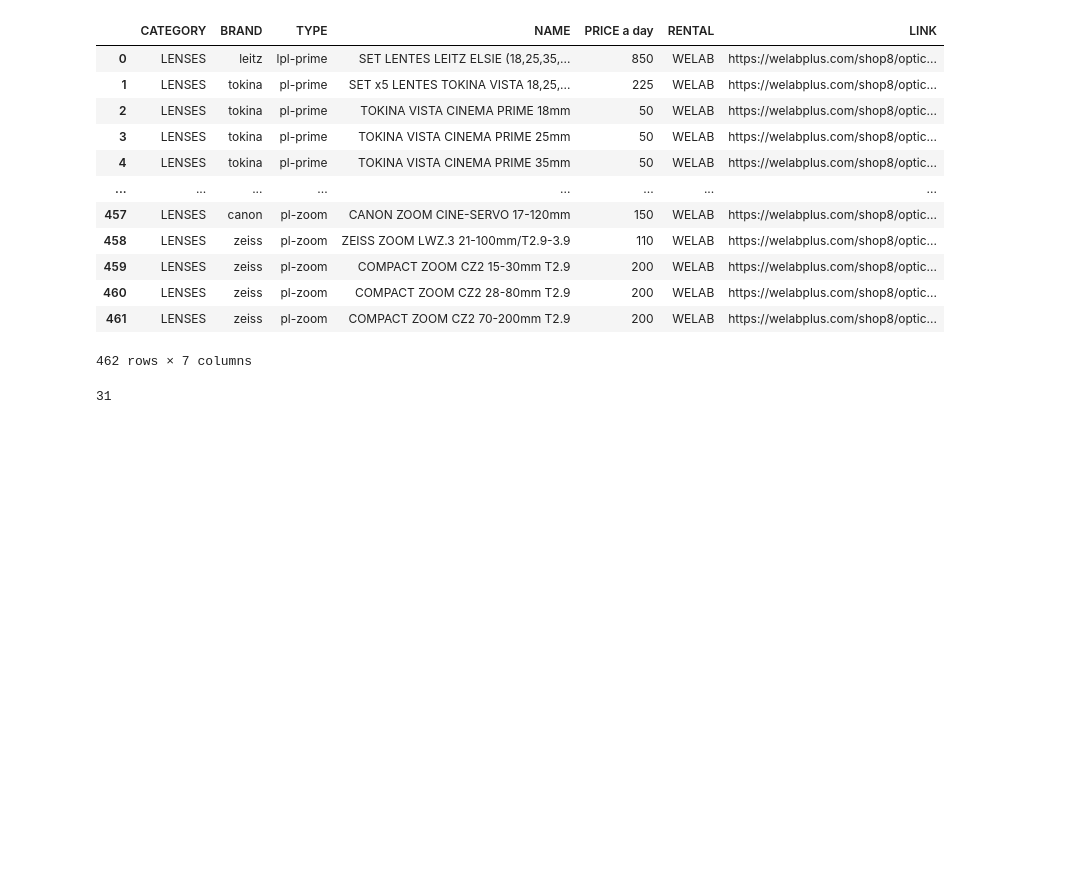
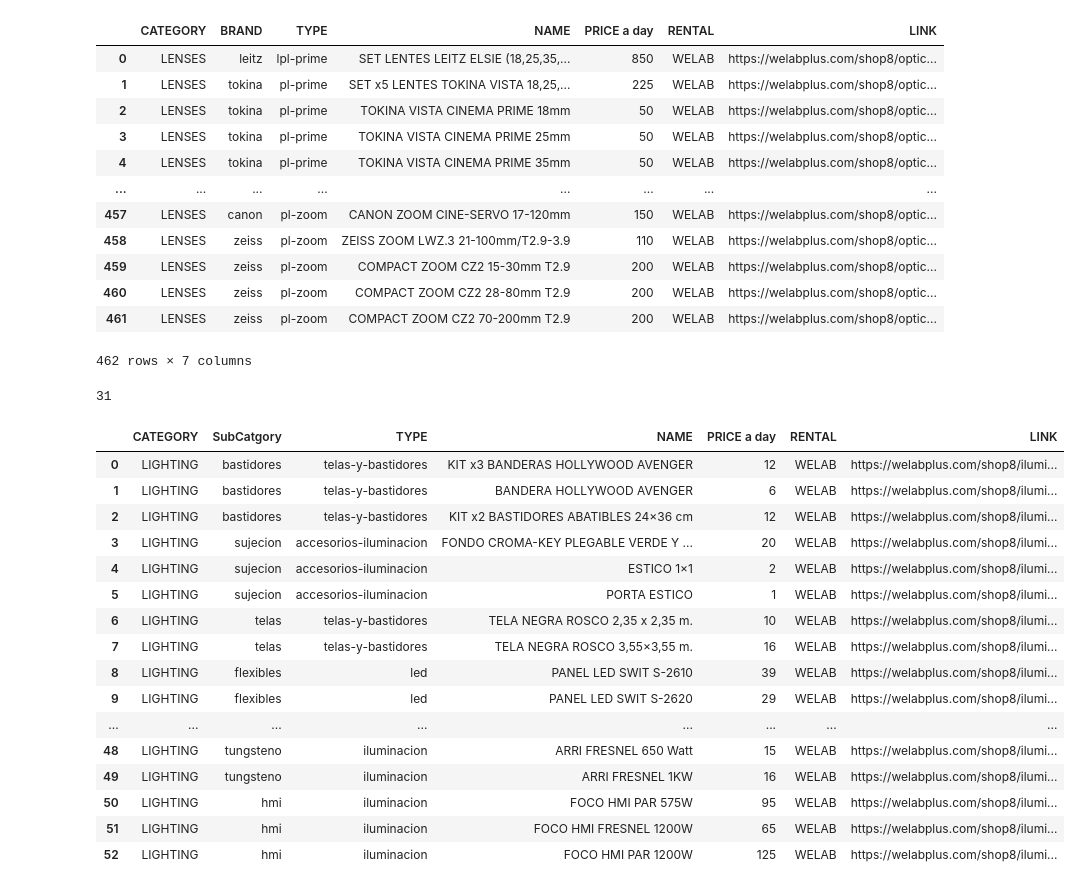
Before and after one commit to LeoBulcsu/finalproject, a Jupyter notebook: notebooks/welab.ipynb, the cells around one changed output. Cells and saved outputs as stored; diff of their text form; code cells hidden in the pictures; blank space fills up the shorter version.

Commit message:
"welab done, next RC service"

```diff
--- a/notebooks/welab.ipynb
+++ b/notebooks/welab.ipynb
@@ -23,3 +23,25 @@ lenses
 len(lenses[lenses['TYPE']=='anamorficas'])
 # %% [output]
 31
+# %%
+lights = pd.read_json('../data/welab_lights.json')
+# %%
+lights
+# %% [output]
+|  | CATEGORY | SubCatgory | TYPE | NAME | PRICE a day | RENTAL | LINK |
+| 0 | LIGHTING | bastidores | telas-y-bastidores | KIT x3 BANDERAS HOLLYWOOD AVENGER | 12 | WELAB | https://welabplus.com/shop8/ilumi... |
+| 1 | LIGHTING | bastidores | telas-y-bastidores | BANDERA HOLLYWOOD AVENGER | 6 | WELAB | https://welabplus.com/shop8/ilumi... |
+| 2 | LIGHTING | bastidores | telas-y-bastidores | KIT x2 BASTIDORES ABATIBLES 24×36 cm | 12 | WELAB | https://welabplus.com/shop8/ilumi... |
+| 3 | LIGHTING | sujecion | accesorios-iluminacion | FONDO CROMA-KEY PLEGABLE VERDE Y ... | 20 | WELAB | https://welabplus.com/shop8/ilumi... |
+| 4 | LIGHTING | sujecion | accesorios-iluminacion | ESTICO 1×1 | 2 | WELAB | https://welabplus.com/shop8/ilumi... |
+| 5 | LIGHTING | sujecion | accesorios-iluminacion | PORTA ESTICO | 1 | WELAB | https://welabplus.com/shop8/ilumi... |
+| 6 | LIGHTING | telas | telas-y-bastidores | TELA NEGRA ROSCO 2,35 x 2,35 m. | 10 | WELAB | https://welabplus.com/shop8/ilumi... |
+| 7 | LIGHTING | telas | telas-y-bastidores | TELA NEGRA ROSCO 3,55×3,55 m. | 16 | WELAB | https://welabplus.com/shop8/ilumi... |
+| 8 | LIGHTING | flexibles | led | PANEL LED SWIT S-2610 | 39 | WELAB | https://welabplus.com/shop8/ilumi... |
+| 9 | LIGHTING | flexibles | led | PANEL LED SWIT S-2620 | 29 | WELAB | https://welabplus.com/shop8/ilumi... |
+| ... | ... | ... | ... | ... | ... | ... | ... |
+| 48 | LIGHTING | tungsteno | iluminacion | ARRI FRESNEL 650 Watt | 15 | WELAB | https://welabplus.com/shop8/ilumi... |
+| 49 | LIGHTING | tungsteno | iluminacion | ARRI FRESNEL 1KW | 16 | WELAB | https://welabplus.com/shop8/ilumi... |
+| 50 | LIGHTING | hmi | iluminacion | FOCO HMI PAR 575W | 95 | WELAB | https://welabplus.com/shop8/ilumi... |
+| 51 | LIGHTING | hmi | iluminacion | FOCO HMI FRESNEL 1200W | 65 | WELAB | https://welabplus.com/shop8/ilumi... |
+| 52 | LIGHTING | hmi | iluminacion | FOCO HMI PAR 1200W | 125 | WELAB | https://welabplus.com/shop8/ilumi... |
```
Also changed, not shown: 1 other file.
